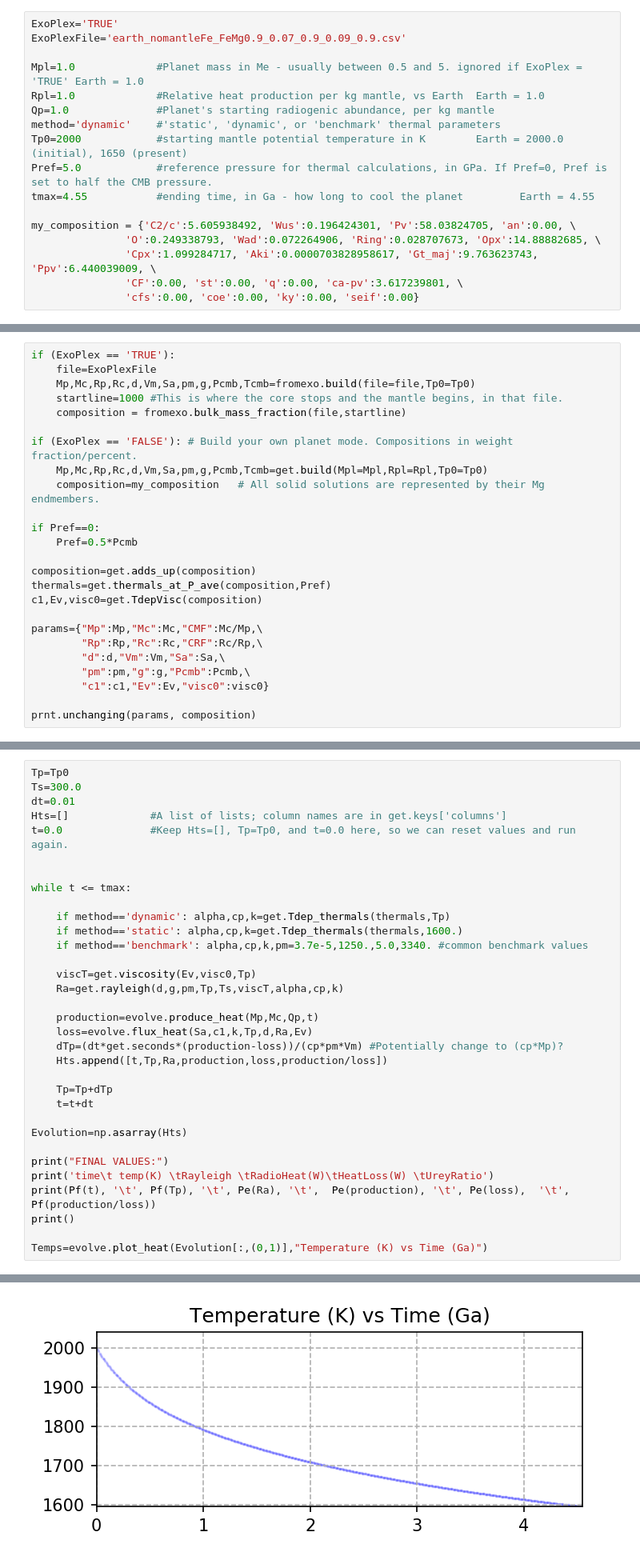
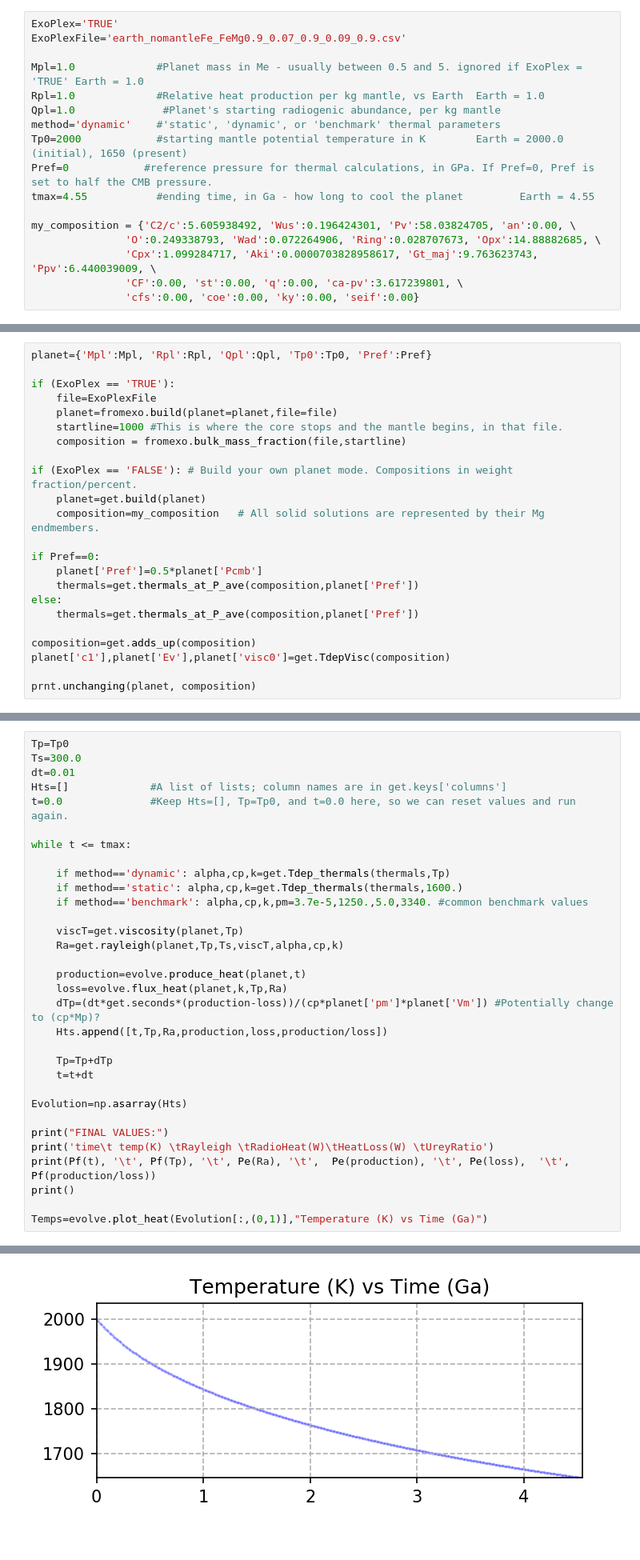
Before and after one commit to camerianm/ExoEvo, a Jupyter notebook: ExoEvo.ipynb, the cells around one changed output, grey strips where cells are left out. Shown at 80% size. Drawn from its saved outputs; the diff is of its cells as text.

```diff
--- a/ExoEvo.ipynb
+++ b/ExoEvo.ipynb
@@ -169,10 +169,10 @@ ExoPlexFile='earth_nomantleFe_FeMg0.9_0.07_0.9_0.09_0.9.csv'
 
 Mpl=1.0             #Planet mass in Me - usually between 0.5 and 5. ignored if ExoPlex = 'TRUE' Earth = 1.0
 Rpl=1.0             #Relative heat production per kg mantle, vs Earth  Earth = 1.0
-Qp=1.0              #Planet's starting radiogenic abundance, per kg mantle
+Qpl=1.0              #Planet's starting radiogenic abundance, per kg mantle
 method='dynamic'    #'static', 'dynamic', or 'benchmark' thermal parameters
 Tp0=2000            #starting mantle potential temperature in K        Earth = 2000.0 (initial), 1650 (present)
-Pref=5.0            #reference pressure for thermal calculations, in GPa. If Pref=0, Pref is set to half the CMB pressure.
+Pref=0            #reference pressure for thermal calculations, in GPa. If Pref=0, Pref is set to half the CMB pressure.
 tmax=4.55           #ending time, in Ga - how long to cool the planet         Earth = 4.55
 
 my_composition = {'C2/c':5.605938492, 'Wus':0.196424301, 'Pv':58.03824705, 'an':0.00, \
@@ -184,28 +184,26 @@ my_composition = {'C2/c':5.605938492, 'Wus':0.196424301, 'Pv':58.03824705, 'an':
 ### Build your mantle and acquire its unchanging material properties.
 Note: this section is on the verge of being modularized and taken out-of-sight -- but it will be still be accessible in the .py files!
 # %%
+planet={'Mpl':Mpl, 'Rpl':Rpl, 'Qpl':Qpl, 'Tp0':Tp0, 'Pref':Pref}
+
 if (ExoPlex == 'TRUE'):
     file=ExoPlexFile
-    Mp,Mc,Rp,Rc,d,Vm,Sa,pm,g,Pcmb,Tcmb=fromexo.build(file=file,Tp0=Tp0)
+    planet=fromexo.build(planet=planet,file=file)
     startline=1000 #This is where the core stops and the mantle begins, in that file.
     composition = fromexo.bulk_mass_fraction(file,startline)
 
 if (ExoPlex == 'FALSE'): # Build your own planet mode. Compositions in weight fraction/percent.
-    Mp,Mc,Rp,Rc,d,Vm,Sa,pm,g,Pcmb,Tcmb=get.build(Mpl=Mpl,Rpl=Rpl,Tp0=Tp0)
+    planet=get.build(planet)
     composition=my_composition   # All solid solutions are represented by their Mg endmembers.
 
 if Pref==0:
-    Pref=0.5*Pcmb
+    planet['Pref']=0.5*planet['Pcmb']
+    thermals=get.thermals_at_P_ave(composition,planet['Pref'])
+else:
+    thermals=get.thermals_at_P_ave(composition,planet['Pref'])
 
 composition=get.adds_up(composition)
-thermals=get.thermals_at_P_ave(composition,Pref)
-c1,Ev,visc0=get.TdepVisc(composition)
+planet['c1'],planet['Ev'],planet['visc0']=get.TdepVisc(composition)
 
-params={"Mp":Mp,"Mc":Mc,"CMF":Mc/Mp,\
-        "Rp":Rp,"Rc":Rc,"CRF":Rc/Rp,\
-        "d":d,"Vm":Vm,"Sa":Sa,\
-        "pm":pm,"g":g,"Pcmb":Pcmb,\
-        "c1":c1,"Ev":Ev,"visc0":visc0}
-
-prnt.unchanging(params, composition)
+prnt.unchanging(planet, composition)
 # %% [output]
@@ -235,19 +233,18 @@ dt=0.01
 Hts=[]             #A list of lists; column names are in get.keys['columns']
 t=0.0              #Keep Hts=[], Tp=Tp0, and t=0.0 here, so we can reset values and run again.
 
-
 while t <= tmax:
 
     if method=='dynamic': alpha,cp,k=get.Tdep_thermals(thermals,Tp)
     if method=='static': alpha,cp,k=get.Tdep_thermals(thermals,1600.)
     if method=='benchmark': alpha,cp,k,pm=3.7e-5,1250.,5.0,3340. #common benchmark values
 
-    viscT=get.viscosity(Ev,visc0,Tp)
-    Ra=get.rayleigh(d,g,pm,Tp,Ts,viscT,alpha,cp,k)
+    viscT=get.viscosity(planet,Tp)
+    Ra=get.rayleigh(planet,Tp,Ts,viscT,alpha,cp,k)
 
-    production=evolve.produce_heat(Mp,Mc,Qp,t)
-    loss=evolve.flux_heat(Sa,c1,k,Tp,d,Ra,Ev)
-    dTp=(dt*get.seconds*(production-loss))/(cp*pm*Vm) #Potentially change to (cp*Mp)?
+    production=evolve.produce_heat(planet,t)
+    loss=evolve.flux_heat(planet,k,Tp,Ra)
+    dTp=(dt*get.seconds*(production-loss))/(cp*planet['pm']*planet['Vm']) #Potentially change to (cp*Mp)?
     Hts.append([t,Tp,Ra,production,loss,production/loss])
 
     Tp=Tp+dTp
@@ -268,4 +265,4 @@ time     temp(K)        Rayleigh        RadioHeat(W)    HeatLoss(W)     UreyRati
-[figure, old version]
+[figure, new version]
 # %% [markdown]
 # Compare approaches to calculating $C_p$ and $\alpha$.
 # %%
```
Also changed, not shown: parts of 5 cells of this notebook, 7 other files.
